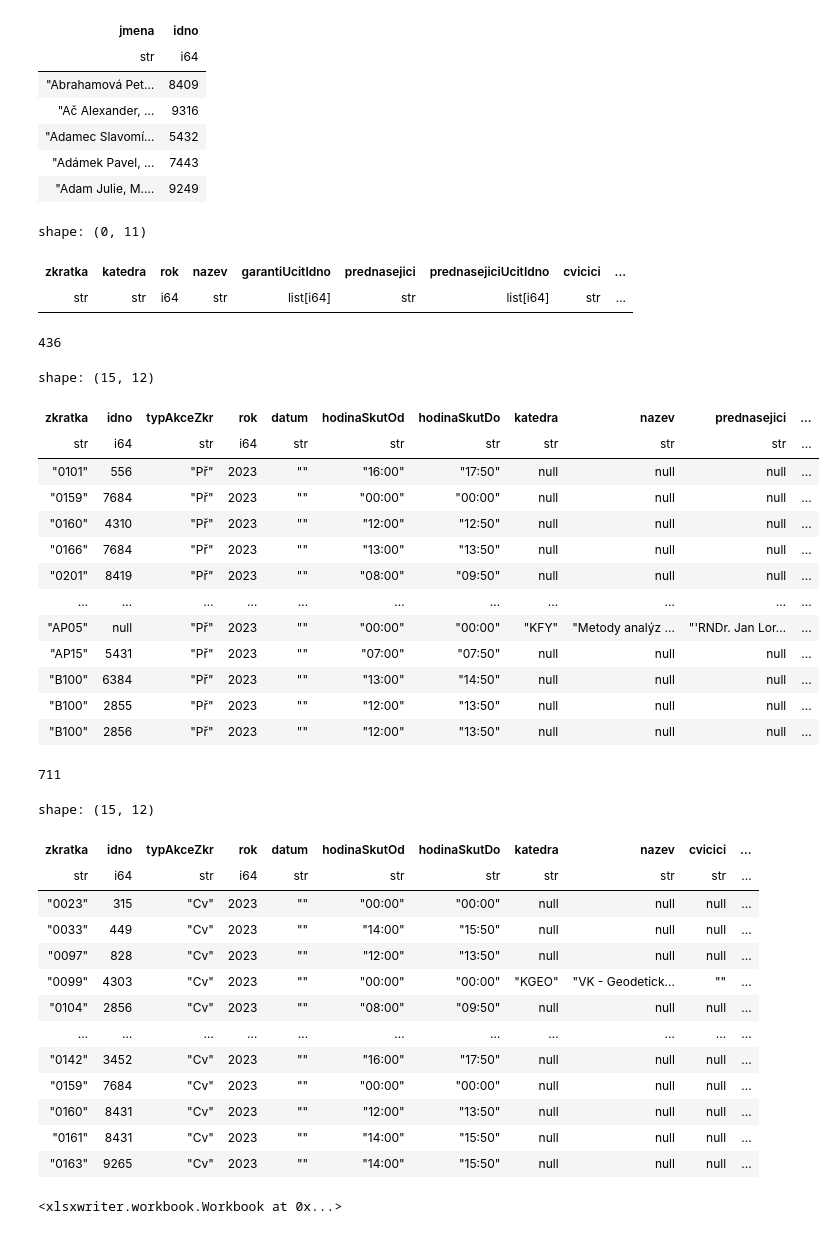
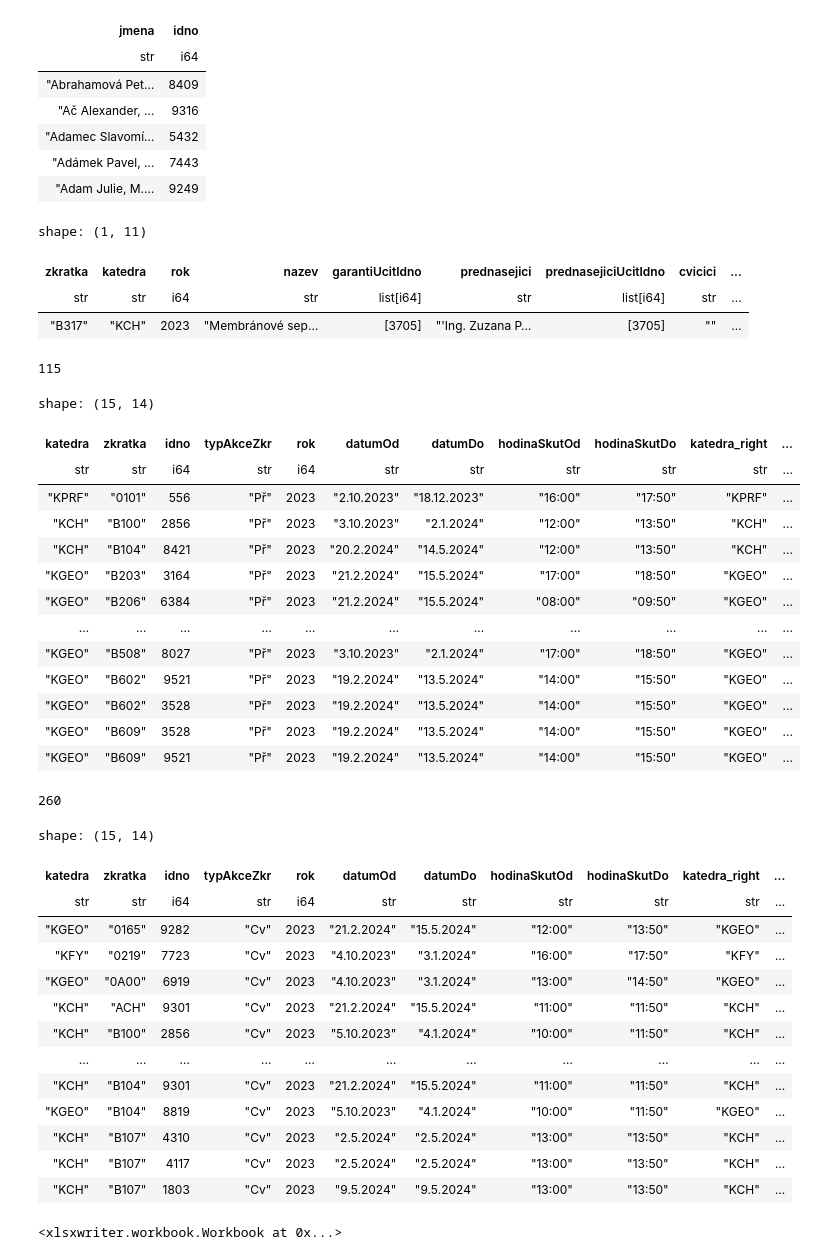
Before and after one commit to MFVS/kontrola-rozvrhu-extended, a Jupyter notebook: stag_bombator1.1.b1.ipynb, the cells around one changed output. Drawn from its saved outputs; the diff is of its cells as text; code cells hidden in the pictures.

Commit message:
Pohled fakulty: Join fix a generování učitelů
- Fakulta nyní znovugeneruje číselník učitelů
- Správné joinování předmětů se stejnými zkratkami ale jinými katedrami

```diff
--- a/stag_bombator1.1.b1.ipynb
+++ b/stag_bombator1.1.b1.ipynb
@@ -292,5 +276,7 @@ shape: (5, 54)
 # %%
-maly_rozvrh = rozvrh_by_kat.select(["zkratka", "vsichniUciteleUcitIdno", "typAkceZkr", "rok", "datum", "hodinaSkutOd", "hodinaSkutDo"])
-maly_rozvrh = maly_rozvrh.with_columns(pl.col("vsichniUciteleUcitIdno")).explode("vsichniUciteleUcitIdno").rename({"vsichniUciteleUcitIdno": "idno"})
-maly_rozvrh.head()
+# PROZATÍMNÍ NASTAVENÍ FILTRUJE AKCE BEZ DATUMU
+
+maly_rozvrh = rozvrh_by_kat.select(["katedra","zkratka", "vsichniUciteleUcitIdno", "typAkceZkr", "rok", "datumOd", "datumDo", "hodinaSkutOd", "hodinaSkutDo"])
+maly_rozvrh = maly_rozvrh.with_columns(pl.col("vsichniUciteleUcitIdno")).explode("vsichniUciteleUcitIdno").rename({"vsichniUciteleUcitIdno": "idno"}).filter(pl.col("datumOd").str.len_chars() > 0)
+maly_rozvrh.filter(pl.col("katedra").is_null()).head()
 # %% [output]
@@ -330,13 +311,14 @@ shape: (5, 2)
 | "Adámek Pavel, … | 7443 |
 | "Adam Julie, M.… | 9249 |
 # %%
-male_predmety = predmety_by_kat.select(pl.col(["zkratka", "katedra", "rok", "nazev", "garantiUcitIdno", "prednasejici", "prednasejiciUcitIdno","cvicici", "cviciciUcitIdno","seminarici", "seminariciUcitIdno"]).filter(pl.col("zkratka").is_unique()))
+male_predmety = predmety_by_kat.with_columns(pl.concat_str(pl.col("zkratka"), pl.col("katedra")).alias("zkratka + katedra")).select(pl.col(["zkratka", "katedra", "zkratka + katedra", "rok", "nazev", "garantiUcitIdno", "prednasejici", "prednasejiciUcitIdno","cvicici", "cviciciUcitIdno","seminarici", "seminariciUcitIdno"])).unique(subset="zkratka + katedra").drop("zkratka + katedra")
 #male_predmety = male_predmety.with_columns(pl.col(["prednasejiciUcitIdno", "cviciciUcitIdno", "seminariciUcitIdno", "garantiUcitIdno"]).str.split(", "))
-male_predmety.filter(pl.col("zkratka") == "EPCA").head()
+male_predmety.filter(pl.col("zkratka") == "B317").head()
 # %% [output]
-shape: (0, 11)
+shape: (1, 11)
 | zkratka | katedra | rok | nazev | garantiUcitIdno | prednasejici | prednasejiciUcitIdno | cvicici | ... |
 | str | str | i64 | str | list[i64] | str | list[i64] | str | ... |
+| "B317" | "KCH" | 2023 | "Membránové sep… | [3705] | "'Ing. Zuzana P… | [3705] | "" | ... |
 # %%
 # přednášející nemá přednášku:
 filtrovani_prednasejici = male_predmety.select("nazev", "zkratka", "prednasejiciUcitIdno").explode("prednasejiciUcitIdno")
@@ -352,34 +334,37 @@ prednasejici_bez_prednasek = joined_prednasejici.filter(pl.col("typAkceZkr").is_
 prednasejici_bez_prednasek.select("nazev", "zkratka", "prednasejiciUcitIdno", "jmena").sort("prednasejiciUcitIdno").write_excel("results/prednasejici_bez_prednasek.xlsx")
 prednasejici_bez_prednasek.select("nazev", "zkratka", "prednasejiciUcitIdno", "jmena").sort("prednasejiciUcitIdno").write_csv("results_testing/prednasejici_bez_prednasek.csv")
 # %%
+#WEIRD STUFF: Učitel 8027 u KGEO/B508
+# otherwise looks pretty good
+
 male_prednasky = maly_rozvrh.filter(pl.col("typAkceZkr") == "Př")
 joined_prednasky = male_prednasky.join(male_predmety.select("zkratka", "katedra", "nazev", "prednasejici", "prednasejiciUcitIdno"), "zkratka", "left").unique()
-prednasky_bez_prednasejicich = joined_prednasky.filter(pl.col("idno").is_in(pl.col("prednasejiciUcitIdno")).not_())
+prednasky_bez_prednasejicich = joined_prednasky.filter(pl.col("idno").is_in(pl.col("prednasejiciUcitIdno")).not_() & ((pl.col("katedra") == pl.col("katedra_right")) | pl.col("katedra_right").is_null()))
 
 prednasky_bez_prednasejicich = prednasky_bez_prednasejicich.join(ciselnik_ucitelu, "idno", "left").with_columns(pl.col("prednasejiciUcitIdno").cast(pl.List(pl.Utf8)).list.join(", ")).sort("zkratka")
 
 prednasky_bez_prednasejicich.write_csv("results_testing/prednasky_bez_prednasejicich.csv")
 prednasky_bez_prednasejicich.write_excel("results/prednasky_bez_prednasejicich.xlsx")
 
 
 print(prednasky_bez_prednasejicich.__len__())
 prednasky_bez_prednasejicich.head(15)
 # %% [output]
-436
+115
-shape: (15, 12)
+shape: (15, 14)
-| zkratka | idno | typAkceZkr | rok | datum | hodinaSkutOd | hodinaSkutDo | katedra | nazev | prednasejici | ... |
-| str | i64 | str | i64 | str | str | str | str | str | str | ... |
-| "0101" | 556 | "Př" | 2023 | "" | "16:00" | "17:50" | null | null | null | ... |
-| "0159" | 7684 | "Př" | 2023 | "" | "00:00" | "00:00" | null | null | null | ... |
-| "0160" | 4310 | "Př" | 2023 | "" | "12:00" | "12:50" | null | null | null | ... |
-| "0166" | 7684 | "Př" | 2023 | "" | "13:00" | "13:50" | null | null | null | ... |
-| "0201" | 8419 | "Př" | 2023 | "" | "08:00" | "09:50" | null | null | null | ... |
+| katedra | zkratka | idno | typAkceZkr | rok | datumOd | datumDo | hodinaSkutOd | hodinaSkutDo | katedra_right | ... |
+| str | str | i64 | str | i64 | str | str | str | str | str | ... |
+| "KPRF" | "0101" | 556 | "Př" | 2023 | "2.10.2023" | "18.12.2023" | "16:00" | "17:50" | "KPRF" | ... |
+| "KCH" | "B100" | 2856 | "Př" | 2023 | "3.10.2023" | "2.1.2024" | "12:00" | "13:50" | "KCH" | ... |
+| "KCH" | "B104" | 8421 | "Př" | 2023 | "20.2.2024" | "14.5.2024" | "12:00" | "13:50" | "KCH" | ... |
+| "KGEO" | "B203" | 3164 | "Př" | 2023 | "21.2.2024" | "15.5.2024" | "17:00" | "18:50" | "KGEO" | ... |
+| "KGEO" | "B206" | 6384 | "Př" | 2023 | "21.2.2024" | "15.5.2024" | "08:00" | "09:50" | "KGEO" | ... |
 | … | … | … | … | … | … | … | … | … | … | ... |
-| "AP05" | null | "Př" | 2023 | "" | "00:00" | "00:00" | "KFY" | "Metody analýz … | "'RNDr. Jan Lor… | ... |
-| "AP15" | 5431 | "Př" | 2023 | "" | "07:00" | "07:50" | null | null | null | ... |
-| "B100" | 6384 | "Př" | 2023 | "" | "13:00" | "14:50" | null | null | null | ... |
-| "B100" | 2855 | "Př" | 2023 | "" | "12:00" | "13:50" | null | null | null | ... |
-| "B100" | 2856 | "Př" | 2023 | "" | "12:00" | "13:50" | null | null | null | ... |
+| "KGEO" | "B508" | 8027 | "Př" | 2023 | "3.10.2023" | "2.1.2024" | "17:00" | "18:50" | "KGEO" | ... |
+| "KGEO" | "B602" | 9521 | "Př" | 2023 | "19.2.2024" | "13.5.2024" | "14:00" | "15:50" | "KGEO" | ... |
+| "KGEO" | "B602" | 3528 | "Př" | 2023 | "19.2.2024" | "13.5.2024" | "14:00" | "15:50" | "KGEO" | ... |
+| "KGEO" | "B609" | 3528 | "Př" | 2023 | "19.2.2024" | "13.5.2024" | "14:00" | "15:50" | "KGEO" | ... |
+| "KGEO" | "B609" | 9521 | "Př" | 2023 | "19.2.2024" | "13.5.2024" | "14:00" | "15:50" | "KGEO" | ... |
 # %%
 # cvičící nemá cvičení:
 filtrovani_cvicici = male_predmety.select("nazev", "zkratka", "cviciciUcitIdno").explode("cviciciUcitIdno")
@@ -395,9 +380,11 @@ cvicici_bez_cviceni = joined_cvicici.filter(pl.col("typAkceZkr").is_null())
 cvicici_bez_cviceni.select("nazev", "zkratka", "cviciciUcitIdno").sort("cviciciUcitIdno").write_excel("results/cvicici_bez_cviceni.xlsx")
 cvicici_bez_cviceni.select("nazev", "zkratka", "cviciciUcitIdno", "jmena").sort("cviciciUcitIdno").write_csv("results_testing/cvicici_bez_cviceni.csv")
 # %%
+#WEIRD STUFF: KGEO/0165 má napsaná cvičení (jak v rozvrhu tak předmětu) ale nemá napsanýho žádnýho učitele (fakt ani garanta, ani jednoho přednášejícího/cvičícího/etc.), tf?
+
 male_cviceni = maly_rozvrh.filter(pl.col("typAkceZkr") == "Cv")
 joined_cviceni = male_cviceni.join(male_predmety.select("zkratka", "katedra", "nazev", "cvicici", "cviciciUcitIdno"), "zkratka", "left").unique()
-cviceni_bez_cvicich = joined_cviceni.filter(pl.col("idno").is_in(pl.col("cviciciUcitIdno")).not_())
+cviceni_bez_cvicich = joined_cviceni.filter(pl.col("idno").is_in(pl.col("cviciciUcitIdno")).not_() & ((pl.col("katedra") == pl.col("katedra_right")) | pl.col("katedra_right").is_null()))
 
 cviceni_bez_cvicich = cviceni_bez_cvicich.join(ciselnik_ucitelu, "idno", "left").with_columns(pl.col("cviciciUcitIdno").cast(pl.List(pl.Utf8)).list.join(", ")).sort("zkratka")
 
@@ -407,21 +394,21 @@ cviceni_bez_cvicich.write_excel("results/cviceni_bez_cvicich.xlsx")
 print(cviceni_bez_cvicich.__len__())
 cviceni_bez_cvicich.head(15)
 # %% [output]
-711
+260
-shape: (15, 12)
+shape: (15, 14)
-| zkratka | idno | typAkceZkr | rok | datum | hodinaSkutOd | hodinaSkutDo | katedra | nazev | cvicici | ... |
-| str | i64 | str | i64 | str | str | str | str | str | str | ... |
-| "0023" | 315 | "Cv" | 2023 | "" | "00:00" | "00:00" | null | null | null | ... |
-| "0033" | 449 | "Cv" | 2023 | "" | "14:00" | "15:50" | null | null | null | ... |
-| "0097" | 828 | "Cv" | 2023 | "" | "12:00" | "13:50" | null | null | null | ... |
-| "0099" | 4303 | "Cv" | 2023 | "" | "00:00" | "00:00" | "KGEO" | "VK - Geodetick… | "" | ... |
-| "0104" | 2856 | "Cv" | 2023 | "" | "08:00" | "09:50" | null | null | null | ... |
+| katedra | zkratka | idno | typAkceZkr | rok | datumOd | datumDo | hodinaSkutOd | hodinaSkutDo | katedra_right | ... |
+| str | str | i64 | str | i64 | str | str | str | str | str | ... |
+| "KGEO" | "0165" | 9282 | "Cv" | 2023 | "21.2.2024" | "15.5.2024" | "12:00" | "13:50" | "KGEO" | ... |
+| "KFY" | "0219" | 7723 | "Cv" | 2023 | "4.10.2023" | "3.1.2024" | "16:00" | "17:50" | "KFY" | ... |
+| "KGEO" | "0A00" | 6919 | "Cv" | 2023 | "4.10.2023" | "3.1.2024" | "13:00" | "14:50" | "KGEO" | ... |
+| "KCH" | "ACH" | 9301 | "Cv" | 2023 | "21.2.2024" | "15.5.2024" | "11:00" | "11:50" | "KCH" | ... |
+| "KCH" | "B100" | 2856 | "Cv" | 2023 | "5.10.2023" | "4.1.2024" | "10:00" | "11:50" | "KCH" | ... |
 | … | … | … | … | … | … | … | … | … | … | ... |
-| "0142" | 3452 | "Cv" | 2023 | "" | "16:00" | "17:50" | null | null | null | ... |
-| "0159" | 7684 | "Cv" | 2023 | "" | "00:00" | "00:00" | null | null | null | ... |
-| "0160" | 8431 | "Cv" | 2023 | "" | "12:00" | "13:50" | null | null | null | ... |
-| "0161" | 8431 | "Cv" | 2023 | "" | "14:00" | "15:50" | null | null | null | ... |
-| "0163" | 9265 | "Cv" | 2023 | "" | "14:00" | "15:50" | null | null | null | ... |
+| "KCH" | "B104" | 9301 | "Cv" | 2023 | "21.2.2024" | "15.5.2024" | "11:00" | "11:50" | "KCH" | ... |
+| "KGEO" | "B104" | 8819 | "Cv" | 2023 | "5.10.2023" | "4.1.2024" | "10:00" | "11:50" | "KGEO" | ... |
+| "KCH" | "B107" | 4310 | "Cv" | 2023 | "2.5.2024" | "2.5.2024" | "13:00" | "13:50" | "KCH" | ... |
+| "KCH" | "B107" | 4117 | "Cv" | 2023 | "2.5.2024" | "2.5.2024" | "13:00" | "13:50" | "KCH" | ... |
+| "KCH" | "B107" | 1803 | "Cv" | 2023 | "9.5.2024" | "9.5.2024" | "13:00" | "13:50" | "KCH" | ... |
 # %%
 # seminařicí nemá seminář:
 filtrovani_seminarici = male_predmety.select("nazev", "zkratka", "seminariciUcitIdno").explode("seminariciUcitIdno")
```
Also changed, not shown: parts of 11 cells of this notebook, 20 other files.
